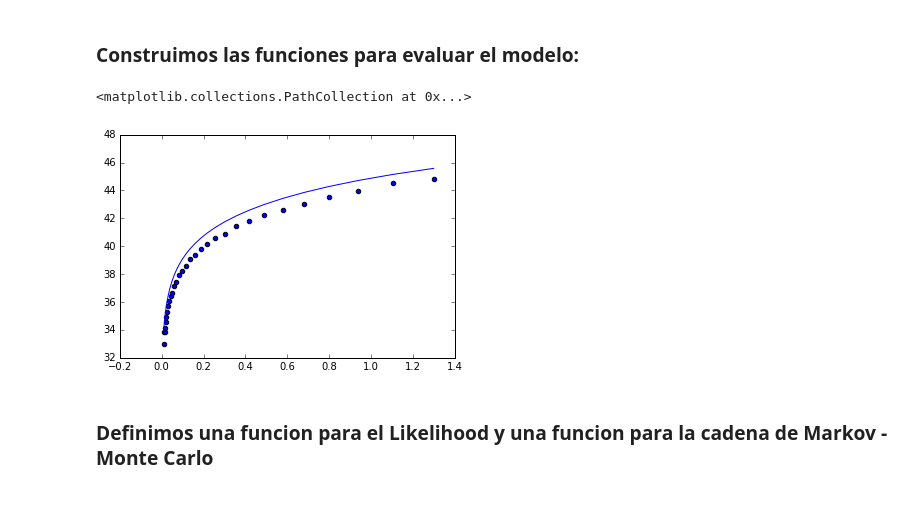
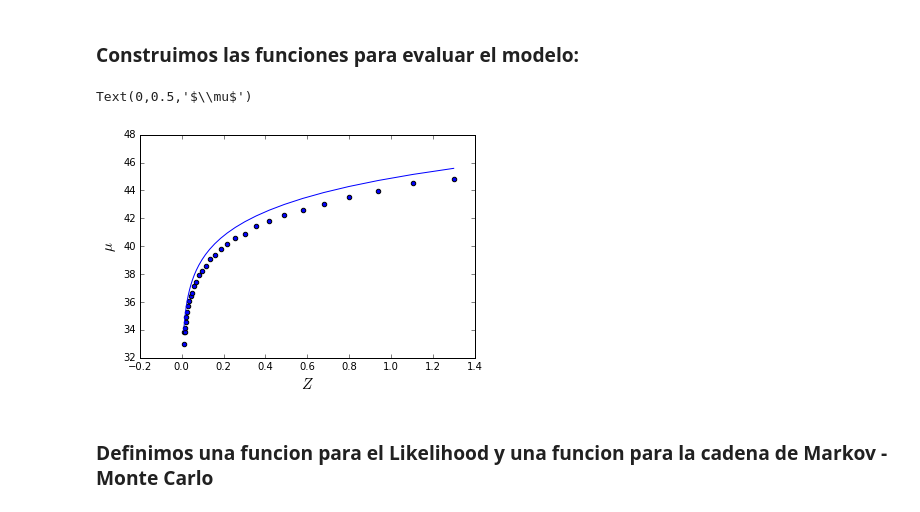
Before and after one commit to LuisEduardoCantero/Statistical_in_Cosmology, a Jupyter notebook: Oct/ejercicios/EMCEE_Supernovas2.ipynb, the cells around one changed output. Drawn from its saved outputs; the diff is of its cells as text; code cells hidden in the pictures.

```diff
--- a/Oct/ejercicios/EMCEE_Supernovas2.ipynb
+++ b/Oct/ejercicios/EMCEE_Supernovas2.ipynb
@@ -50,12 +57,14 @@ def DL(z, H0, Om):
 def mu(z,H0,Om):
     return 25-5*np.log10(H0/100)+5*np.log10(DL(z, H0, Om))
 # %%
-# Graficamos un conjuntp de datos
+# Graficamos Z-µ conjunto de datos
 plot(data[0],mu(data[0],70,0.3))
 scatter(data[0], data[1])
+plt.xlabel('$Z$',fontsize=15)
+plt.ylabel('$\mu$',fontsize=15)
 # %% [output]
-<matplotlib.collections.PathCollection at 0x...>
+Text(0,0.5,'$\\mu$')
-[figure, old version]
+[figure, new version]
 # %% [markdown]
 ### Definimos una funcion para el Likelihood y una funcion para la cadena de Markov - Monte Carlo
 # %% [markdown]
```
Also changed, not shown: parts of 17 cells of this notebook, 1 other file.
